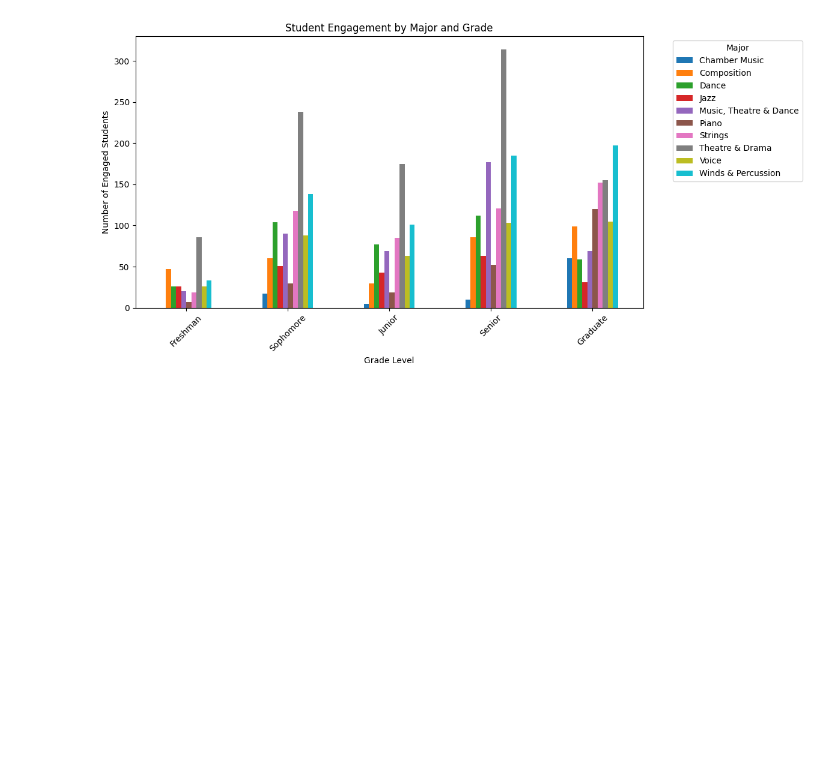
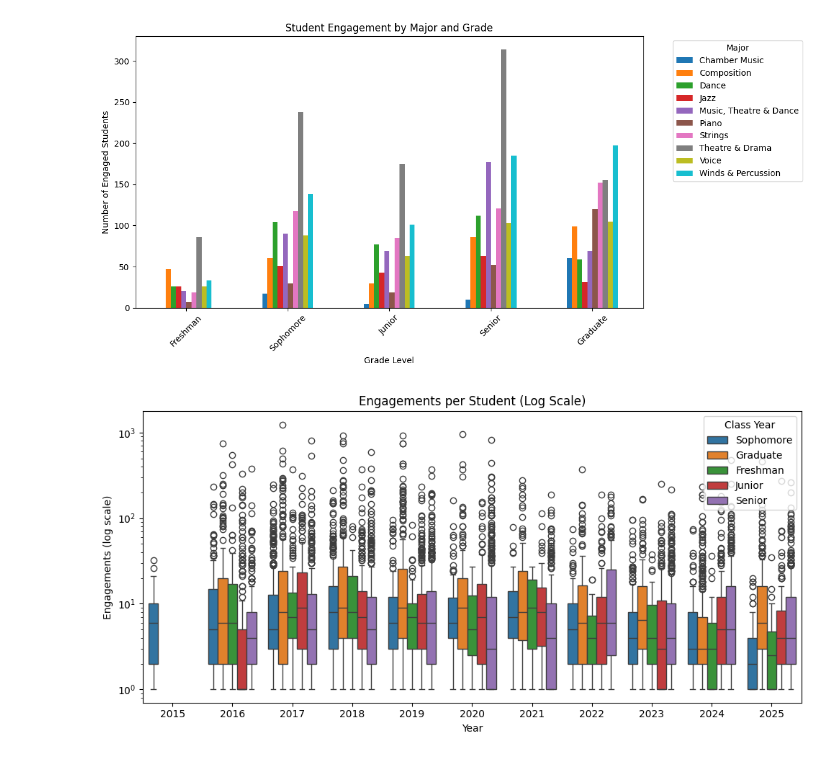
Before and after one commit to Ethan-R-Peterson/smtd-engagement-analysis, a Jupyter notebook: visualizations.ipynb, the cells around one changed output. Drawn from its saved outputs; the diff is of its cells as text; code cells hidden in the pictures; blank space fills up the shorter version.

```diff
--- a/visualizations.ipynb
+++ b/visualizations.ipynb
@@ -173,3 +173,32 @@ plt.tight_layout()
 plt.show()
 # %% [output]
 [figure]
+# %%
+import seaborn as sns
+import matplotlib.pyplot as plt
+
+per_student_year_class = (
+    df.groupby(["year", "uniqname", "class_year"])["experience_id"]
+    .count()
+    .reset_index(name="engagements")
+)
+
+plt.figure(figsize=(10,5))
+
+sns.boxplot(
+    data=per_student_year_class,
+    x="year",
+    y="engagements",
+    hue="class_year"
+)
+
+plt.yscale("log")
+
+plt.title("Engagements per Student (Log Scale)")
+plt.xlabel("Year")
+plt.ylabel("Engagements (log scale)")
+plt.legend(title="Class Year")
+plt.tight_layout()
+plt.show()
+# %% [output]
+[figure, added]
```
Also changed, not shown: parts of 4 cells of this notebook, 5 other files.
